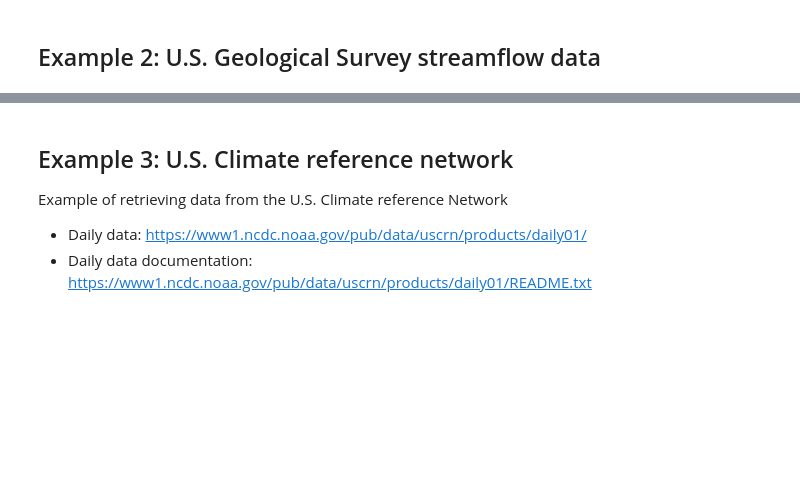
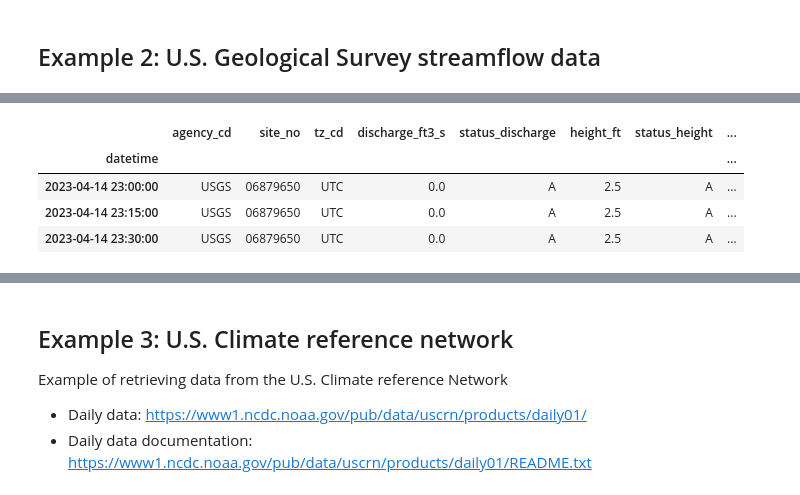
Before and after one commit to soilwater/pynotes-agriscience, a Jupyter notebook: exercises/request_web_data.ipynb, the cells around one changed output, grey strips where cells are left out. Cells and saved outputs as stored; diff of their text form; code cells hidden in the pictures; blank space fills up the shorter version.

```diff
--- a/exercises/request_web_data.ipynb
+++ b/exercises/request_web_data.ipynb
@@ -199,0 +204,10 @@ df_usgs.head(3)
+# %%
+# Set 'datetime' column as timeindex
+df_usgs.set_index('datetime', inplace=True)
+df_usgs.head(3)
+# %% [output]
+|  | agency_cd | site_no | tz_cd | discharge_ft3_s | status_discharge | height_ft | status_height | ... |
+| datetime |  |  |  |  |  |  |  | ... |
+| 2023-04-14 23:00:00 | USGS | 06879650 | UTC | 0.0 | A | 2.5 | A | ... |
+| 2023-04-14 23:15:00 | USGS | 06879650 | UTC | 0.0 | A | 2.5 | A | ... |
+| 2023-04-14 23:30:00 | USGS | 06879650 | UTC | 0.0 | A | 2.5 | A | ... |
```
Also changed, not shown: parts of 7 cells of this notebook, 5 other files.
